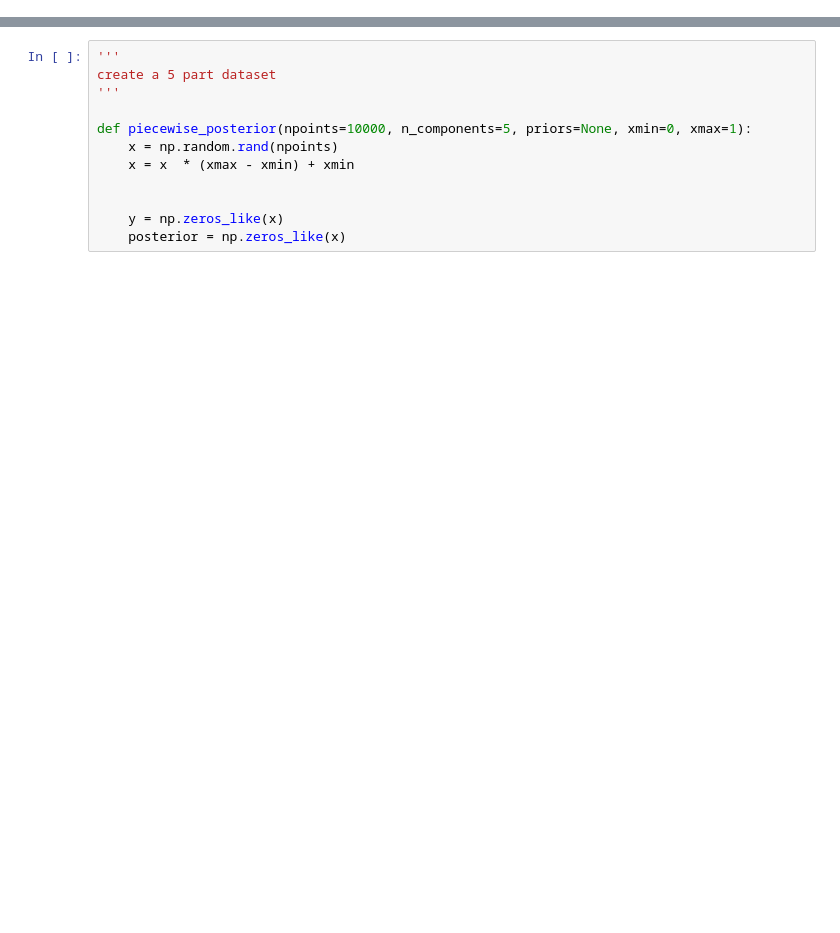
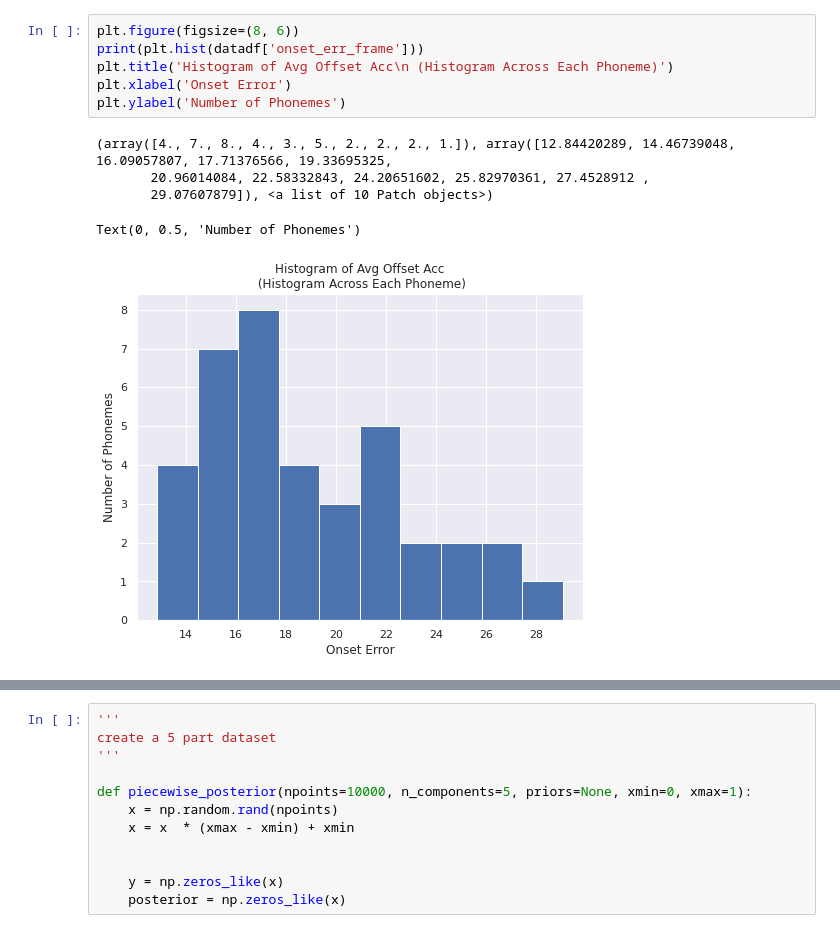
Before and after one commit to pkadambi/charsiu, a Jupyter notebook: sat_results_analyzer.ipynb, the cells around one changed output, grey strips where cells are left out. Saved outputs shown, nothing was run; the diff lists cells and outputs as text; blank space fills up the shorter version.

```diff
--- a/sat_results_analyzer.ipynb
+++ b/sat_results_analyzer.ipynb
@@ -104,0 +533,12 @@ rslts_df['PerfDiff'] =  rslts_df['SAT_Accuracy'] - rslts_df['FrameWise_Acc']
+# %%
+plt.figure(figsize=(8, 6))
+print(plt.hist(datadf['onset_err_frame']))
+plt.title('Histogram of Avg Offset Acc\n (Histogram Across Each Phoneme)')
+plt.xlabel('Onset Error')
+plt.ylabel('Number of Phonemes')
+# %% [output]
+(array([4., 7., 8., 4., 3., 5., 2., 2., 2., 1.]), array([12.84420289, 14.46739048, 16.09057807, 17.71376566, 19.33695325,
+       20.96014084, 22.58332843, 24.20651602, 25.82970361, 27.4528912 ,
+       29.07607879]), <a list of 10 Patch objects>)
+Text(0, 0.5, 'Number of Phonemes')
+[figure, added]
```
Also changed, not shown: parts of 50 cells of this notebook, 17 other files.
